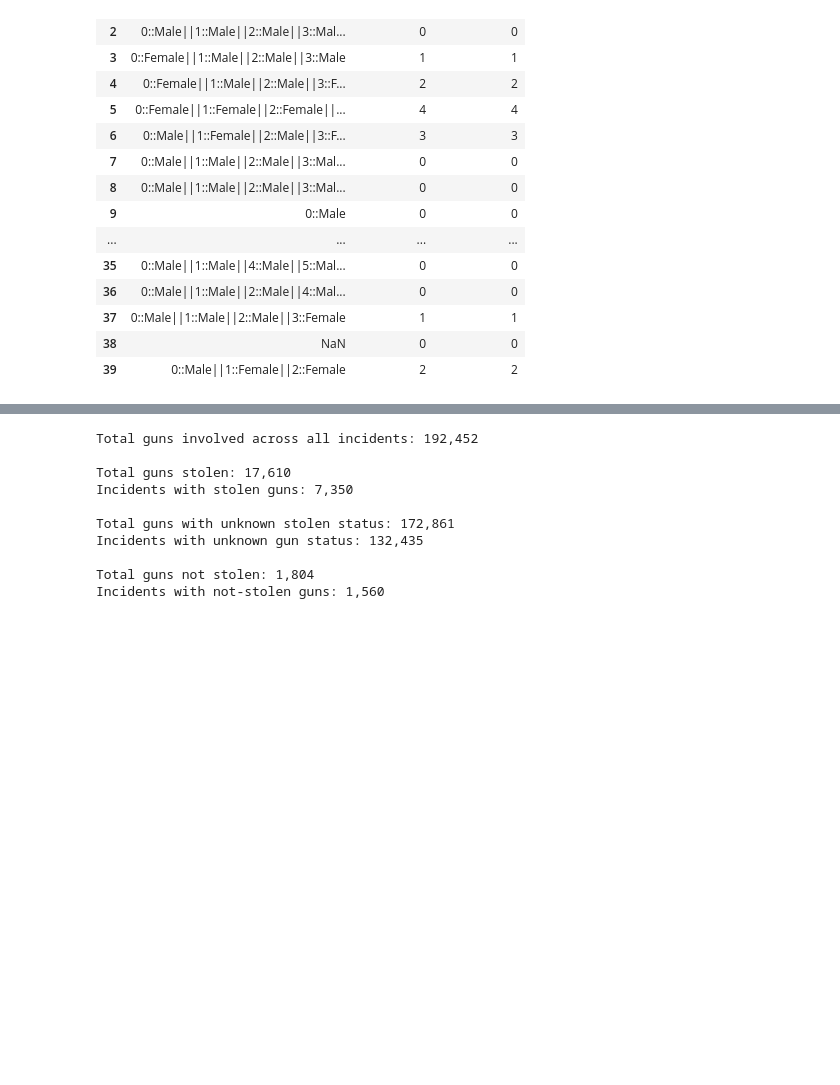
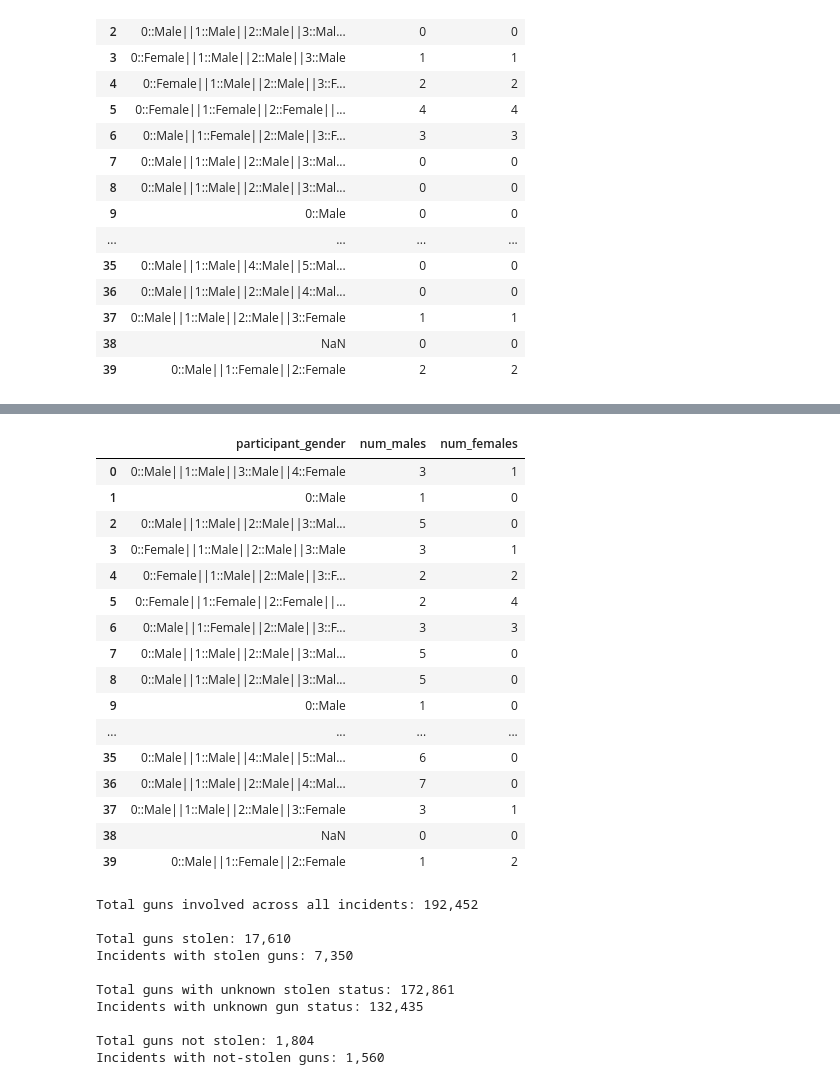
Before and after one commit to Wilsonf8/gun-violence-analysis, a Jupyter notebook: exploring.ipynb, the cells around one changed output, grey strips where cells are left out. Cells and saved outputs as stored; diff of their text form; code cells hidden in the pictures; blank space fills up the shorter version.

Commit message:
Male Female Calculation Fix (I think)

```diff
--- a/exploring.ipynb
+++ b/exploring.ipynb
@@ -70,3 +129,23 @@ df[["participant_gender", "num_males", "num_females"]].head(40)
+# %%
+df[["participant_gender", "num_males", "num_females"]].head(40)
+# %% [output]
+|  | participant_gender | num_males | num_females |
+| 0 | 0::Male||1::Male||3::Male||4::Female | 3 | 1 |
+| 1 | 0::Male | 1 | 0 |
+| 2 | 0::Male||1::Male||2::Male||3::Mal... | 5 | 0 |
+| 3 | 0::Female||1::Male||2::Male||3::Male | 3 | 1 |
+| 4 | 0::Female||1::Male||2::Male||3::F... | 2 | 2 |
+| 5 | 0::Female||1::Female||2::Female||... | 2 | 4 |
+| 6 | 0::Male||1::Female||2::Male||3::F... | 3 | 3 |
+| 7 | 0::Male||1::Male||2::Male||3::Mal... | 5 | 0 |
+| 8 | 0::Male||1::Male||2::Male||3::Mal... | 5 | 0 |
+| 9 | 0::Male | 1 | 0 |
+| ... | ... | ... | ... |
+| 35 | 0::Male||1::Male||4::Male||5::Mal... | 6 | 0 |
+| 36 | 0::Male||1::Male||2::Male||4::Mal... | 7 | 0 |
+| 37 | 0::Male||1::Male||2::Male||3::Female | 3 | 1 |
+| 38 | NaN | 0 | 0 |
+| 39 | 0::Male||1::Female||2::Female | 1 | 2 |
 # %%
 # Create a function to count stolen guns
 def count_stolen_guns(gun_stolen_str):
```
Also changed, not shown: parts of 5 cells of this notebook.
